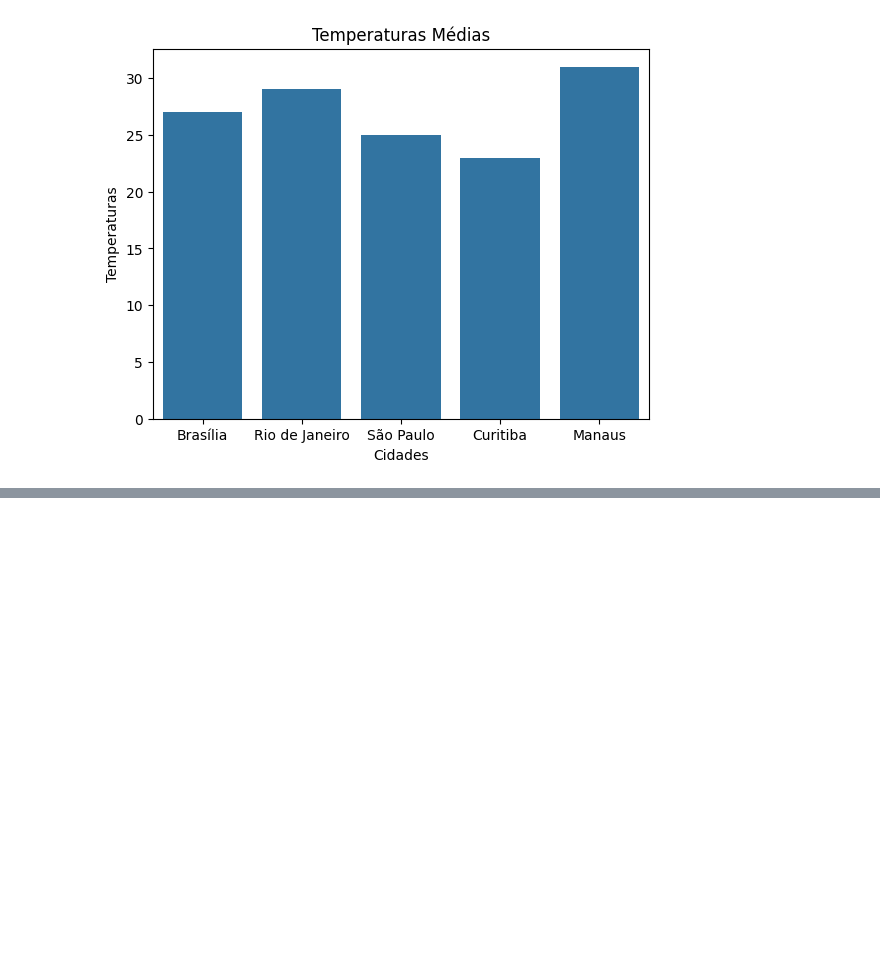
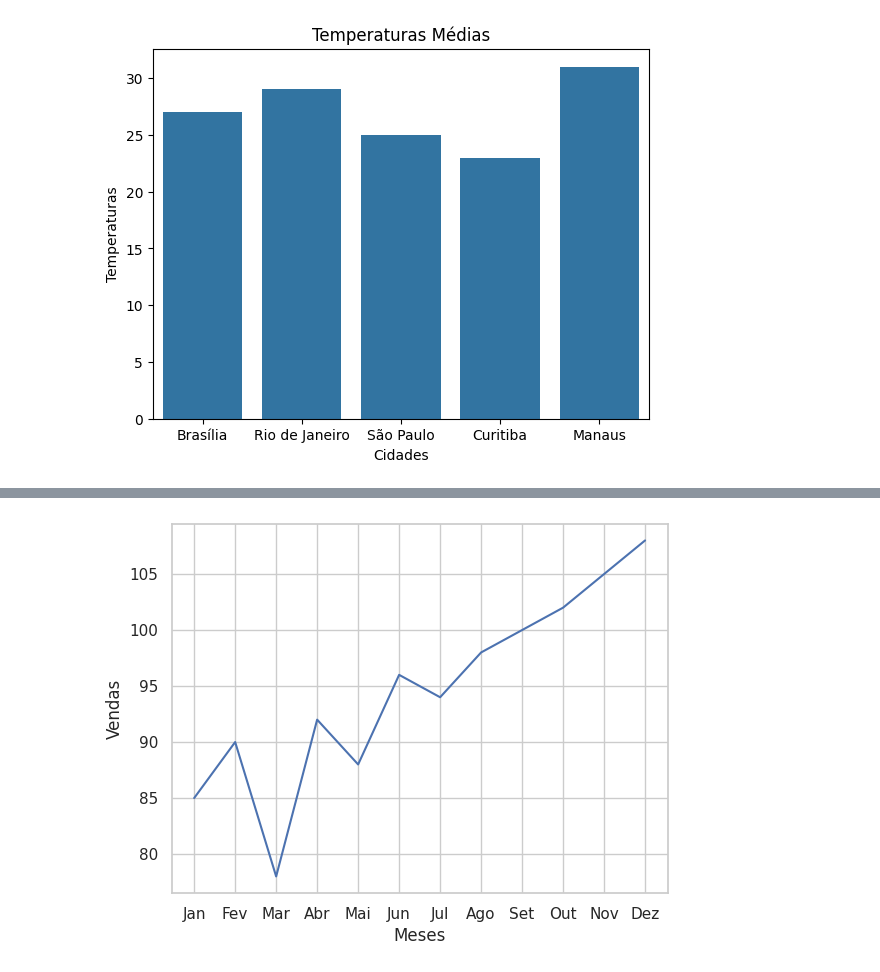
Before and after one commit to stephanyresque/Ciencia-de-dados-2, a Jupyter notebook: 12_11_24.ipynb, the cells around one changed output, grey strips where cells are left out. Cells and saved outputs as stored; diff of their text form; code cells hidden in the pictures; blank space fills up the shorter version.

```diff
--- a/12_11_24.ipynb
+++ b/12_11_24.ipynb
@@ -62,0 +90,6 @@ barras.set_title('Temperaturas Médias');
+# %%
+sns.set_theme(style = 'whitegrid')
+
+sns.lineplot(x='Meses', y='Vendas', data=dados);
+# %% [output]
+[figure, added]
```
Also changed, not shown: parts of 13 cells of this notebook.
